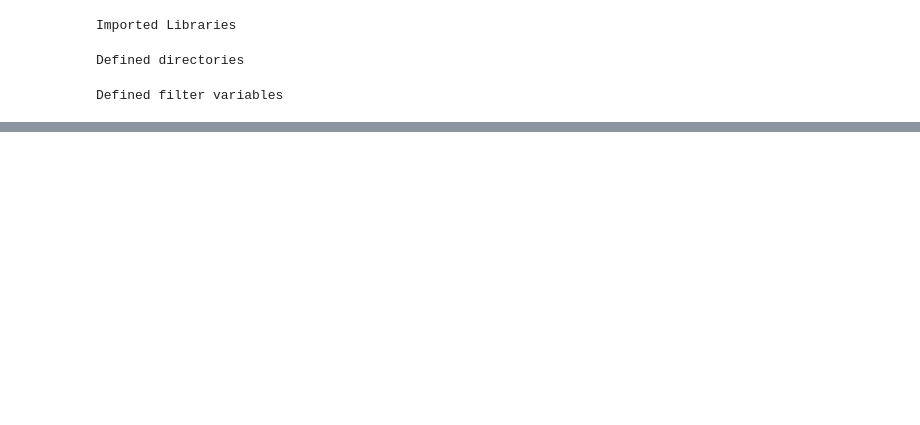
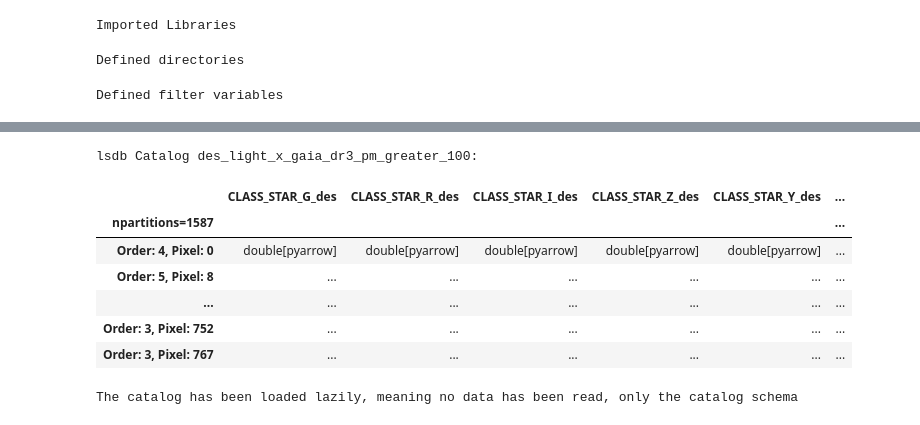
Before and after one commit to JoaoDPassos/brown-dwarf-search, a Jupyter notebook: Jupyter Notebooks/get_old_datasets.ipynb, the cells around one changed output, grey strips where cells are left out. Drawn from its saved outputs; the diff is of its cells as text; code cells hidden in the pictures; blank space fills up the shorter version.

```diff
--- a/Jupyter Notebooks/get_old_datasets.ipynb
+++ b/Jupyter Notebooks/get_old_datasets.ipynb
@@ -91,0 +135,16 @@ with Client(n_workers=4) as client:
+# %%
+xmatch = des_dr2_light.crossmatch(gaia_dr3_pm_greater_100,
+    suffixes=("_des","_gaia"),
+    n_neighbors=100, radius_arcsec=18,
+)
+xmatch
+# %% [output]
+lsdb Catalog des_light_x_gaia_dr3_pm_greater_100:
+|  | CLASS_STAR_G_des | CLASS_STAR_R_des | CLASS_STAR_I_des | CLASS_STAR_Z_des | CLASS_STAR_Y_des | ... |
+| npartitions=1587 |  |  |  |  |  | ... |
+| Order: 4, Pixel: 0 | double[pyarrow] | double[pyarrow] | double[pyarrow] | double[pyarrow] | double[pyarrow] | ... |
+| Order: 5, Pixel: 8 | ... | ... | ... | ... | ... | ... |
+| ... | ... | ... | ... | ... | ... | ... |
+| Order: 3, Pixel: 752 | ... | ... | ... | ... | ... | ... |
+| Order: 3, Pixel: 767 | ... | ... | ... | ... | ... | ... |
+The catalog has been loaded lazily, meaning no data has been read, only the catalog schema
```
Also changed, not shown: parts of 16 cells of this notebook.
